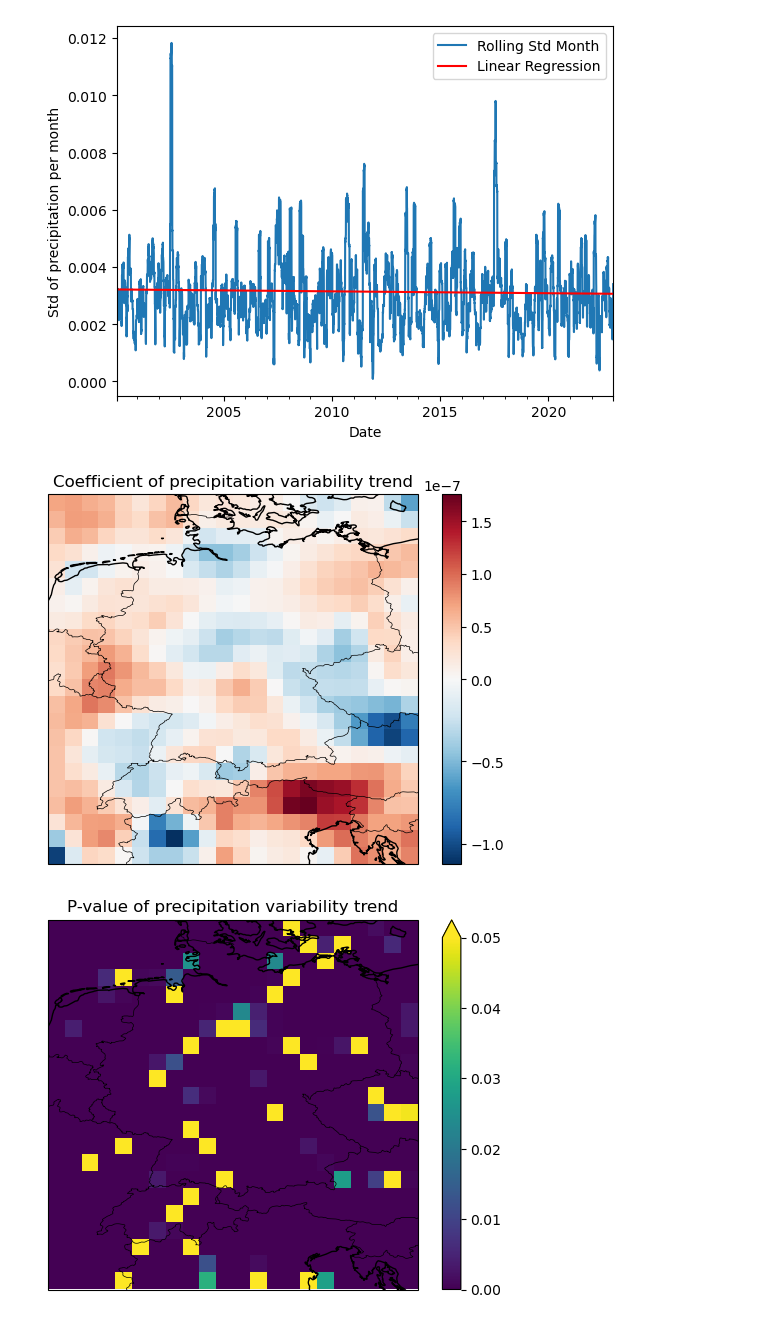
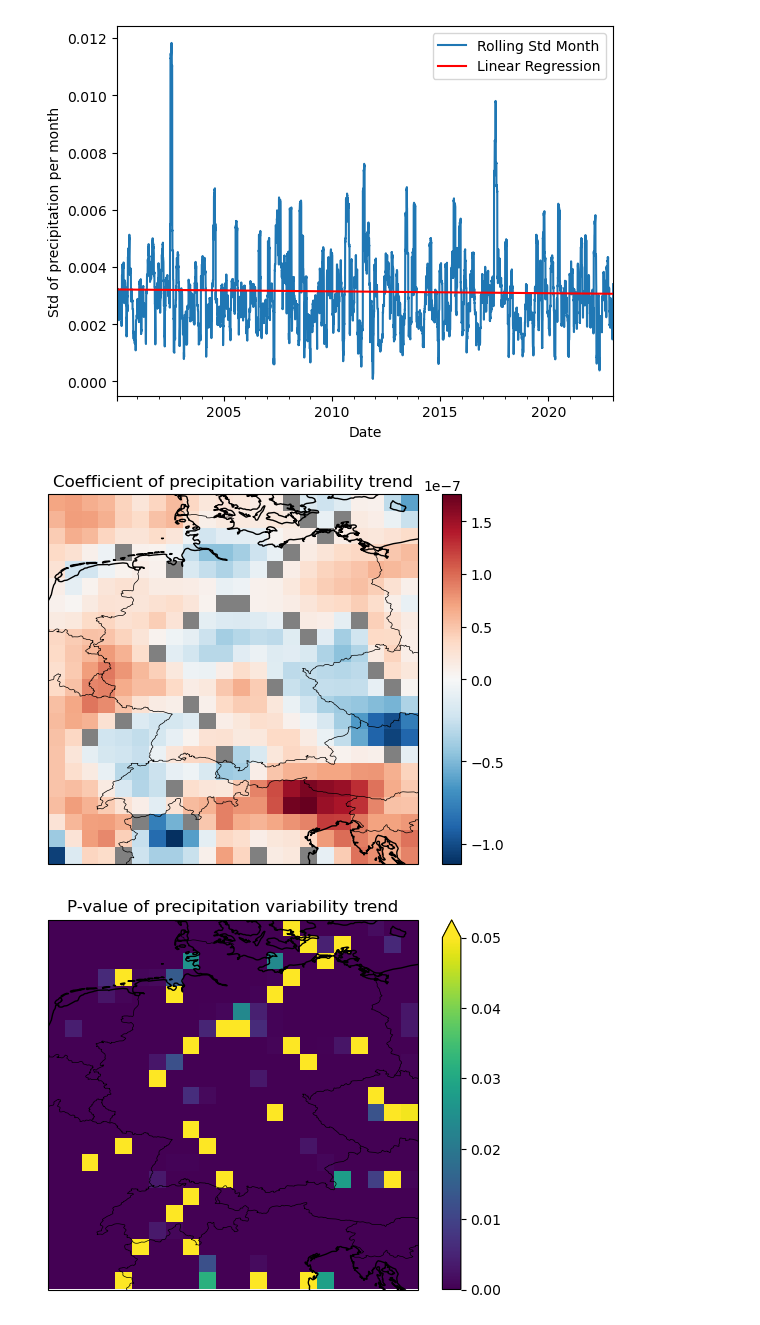
Before and after one commit to JohannaTrost/MSC24-WBM, a Jupyter notebook: analyse_existing_trends.ipynb, the cells around one changed output. Cells and saved outputs as stored; diff of their text form; code cells hidden in the pictures.

```diff
--- a/analyse_existing_trends.ipynb
+++ b/analyse_existing_trends.ipynb
@@ -104,30 +114,42 @@ for (lat, lon), P_sample in P_data.groupby(['lat', 'lon']):
     trends_df['lon'].append(lon)
     trends_df['trend_coef'].append(model.params[1])
     trends_df['trend_p_value'].append(model.pvalues[1])
+# %%
+# Iteriere über die Werte im Dictionary
+for key, value in trends_df.items():
+    # Überprüfe, ob der Schlüssel 'trend_p_value' ist und ob der Wert größer als 0.05 ist
+    if key == 'trend_p_value':
+        for i, val in enumerate(value):
+            if val > 0.05:
+                # Setze NA-Wert in 'trend_coefficient' ein
+                trends_df['trend_coef'][i] = np.nan
 # %%
 # Create a DataArray with latitude, longitude, and the value
 data_array = xr.DataArray(np.reshape(list(trends_df['trend_coef']),(len(np.unique(trends_df['lon'])), len(np.unique(trends_df['lat'])))),
                           coords={'lat': np.unique(trends_df['lat']), 'lon': np.unique(trends_df['lon'])},
                           dims=['lat', 'lon'])
 
 # Create a figure and a set of subplots
 fig, ax = plt.subplots(subplot_kw={'projection': ccrs.PlateCarree()})
 
 # Add country borders and coastlines
 ax.add_feature(cfeature.BORDERS, linewidth=0.5)
 ax.coastlines()
 
+# Define color map
+cmap = plt.cm.RdBu_r
+cmap.set_bad(color='gray')
 
 # Plot the data
 norm = TwoSlopeNorm(vmin=data_array.min(), vcenter=0, vmax=data_array.max())
-data_array.plot.imshow(x='lon', y='lat', norm=norm, cmap='RdBu_r', transform=ccrs.PlateCarree(), ax=ax)
+data_array.plot.imshow(x='lon', y='lat', norm=norm, cmap=cmap, transform=ccrs.PlateCarree(), ax=ax)
 
 plt.title('Coefficient of precipitation variability trend')
 plt.xlabel('Longitude')
 plt.ylabel('Latitude')
 plt.show()
 # %% [output]
-[figure, old version]
+[figure, new version]
 # %%
 # Create a DataArray with latitude, longitude, and the value
 data_array = xr.DataArray(np.reshape(list(trends_df['trend_p_value']),(len(np.unique(trends_df['lon'])), len(np.unique(trends_df['lat'])))),
```
Also changed, not shown: parts of 1 cell of this notebook.
